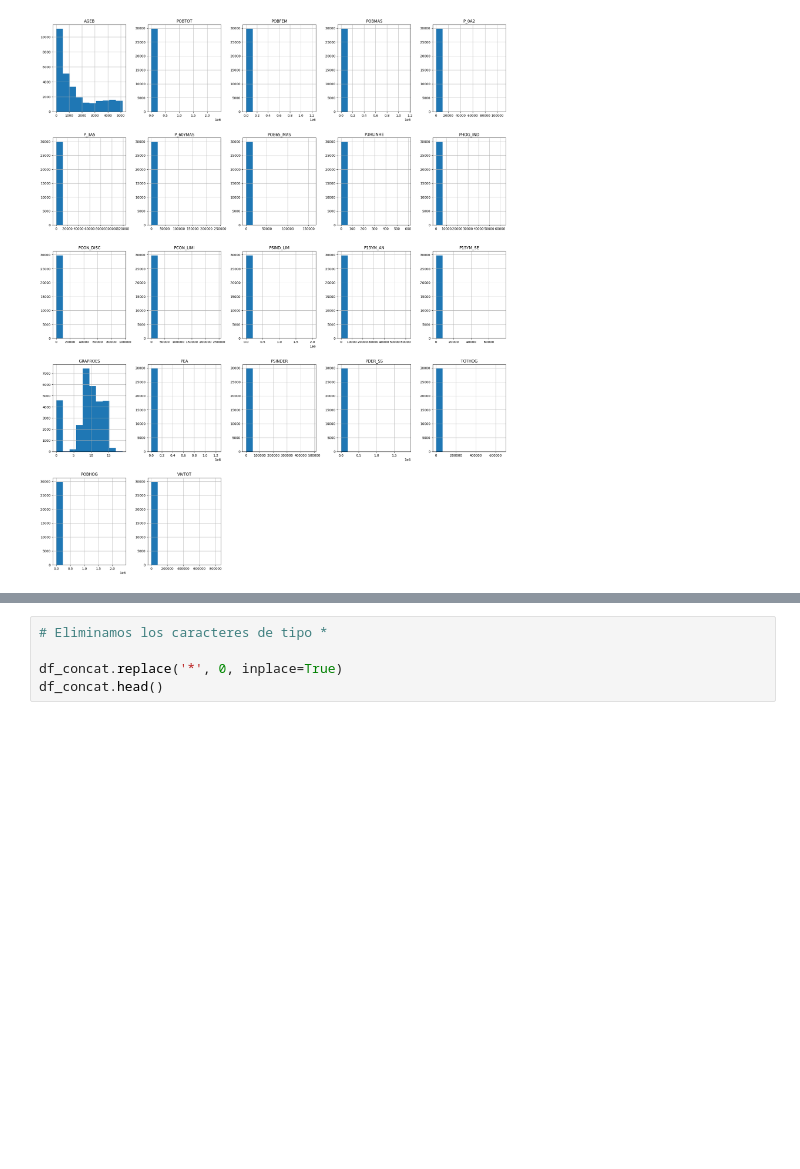
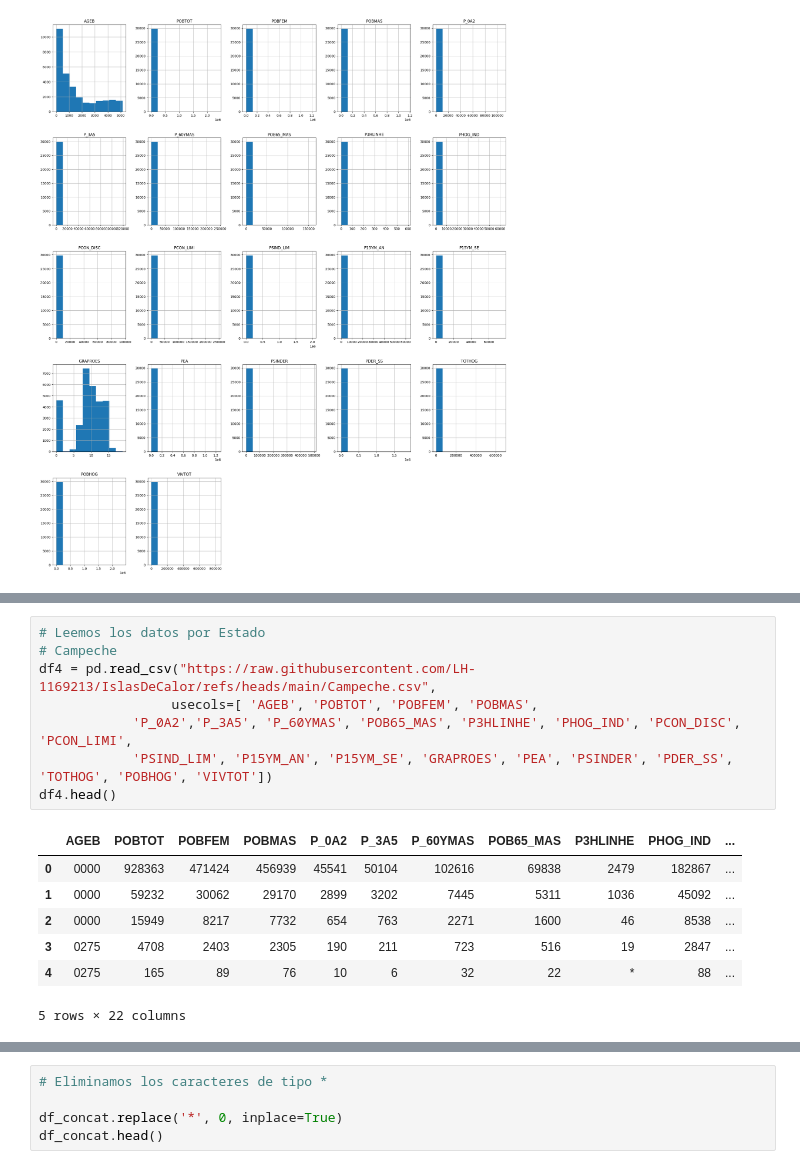
Before and after one commit to LH-1169213/IslasDeCalor, a Jupyter notebook: EDA_SCITEL_INEGI.ipynb, the cells around one changed output, grey strips where cells are left out. Cells and saved outputs as stored; diff of their text form; blank space fills up the shorter version.

```diff
--- a/EDA_SCITEL_INEGI.ipynb
+++ b/EDA_SCITEL_INEGI.ipynb
@@ -211,0 +244,16 @@ df.head()
+# %%
+# Leemos los datos por Estado
+# Campeche
+df4 = pd.read_csv("https://raw.githubusercontent.com/LH-1169213/IslasDeCalor/refs/heads/main/Campeche.csv",
+                 usecols=[ 'AGEB', 'POBTOT', 'POBFEM', 'POBMAS',
+            'P_0A2','P_3A5', 'P_60YMAS', 'POB65_MAS', 'P3HLINHE', 'PHOG_IND', 'PCON_DISC', 'PCON_LIMI',
+            'PSIND_LIM', 'P15YM_AN', 'P15YM_SE', 'GRAPROES', 'PEA', 'PSINDER', 'PDER_SS', 'TOTHOG', 'POBHOG', 'VIVTOT'])
+df4.head()
+# %% [output]
+|  | AGEB | POBTOT | POBFEM | POBMAS | P_0A2 | P_3A5 | P_60YMAS | POB65_MAS | P3HLINHE | PHOG_IND | ... |
+| 0 | 0000 | 928363 | 471424 | 456939 | 45541 | 50104 | 102616 | 69838 | 2479 | 182867 | ... |
+| 1 | 0000 | 59232 | 30062 | 29170 | 2899 | 3202 | 7445 | 5311 | 1036 | 45092 | ... |
+| 2 | 0000 | 15949 | 8217 | 7732 | 654 | 763 | 2271 | 1600 | 46 | 8538 | ... |
+| 3 | 0275 | 4708 | 2403 | 2305 | 190 | 211 | 723 | 516 | 19 | 2847 | ... |
+| 4 | 0275 | 165 | 89 | 76 | 10 | 6 | 32 | 22 | * | 88 | ... |
+5 rows × 22 columns
```
Also changed, not shown: parts of 34 cells of this notebook.
